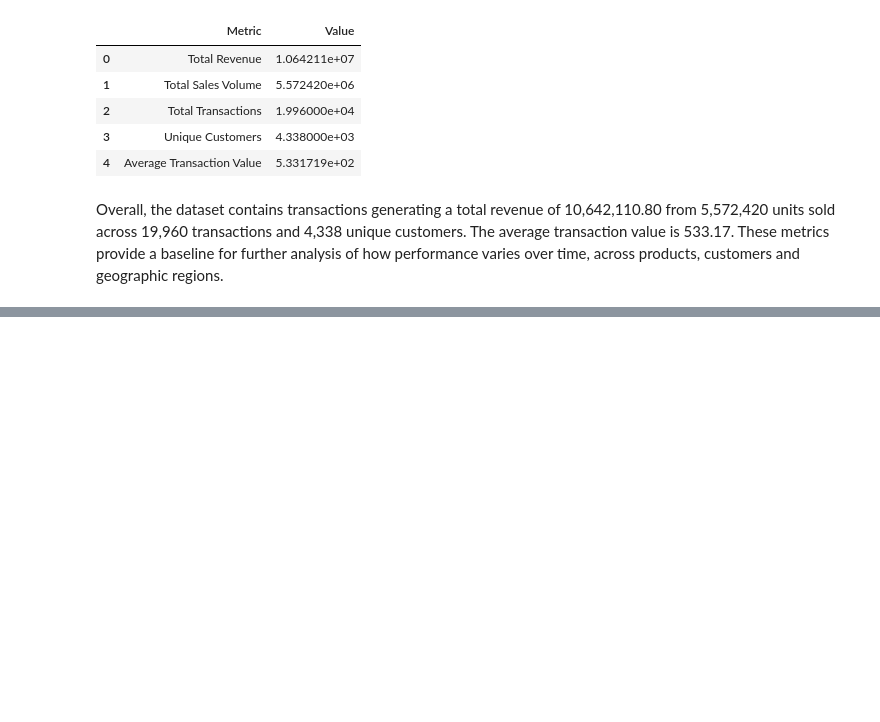
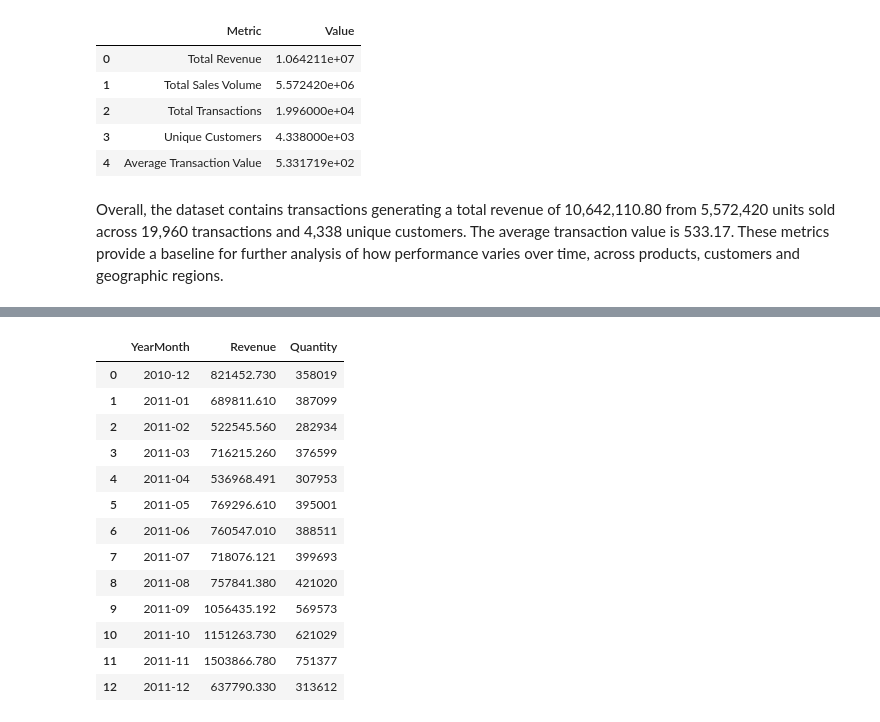
Before and after one commit to sahra02/Online-Retail-Transaction-Analysis, a Jupyter notebook: jupyter_notebooks/02-Exploratory_Data_Analysis.ipynb, the cells around one changed output, grey strips where cells are left out. Saved outputs shown, nothing was run; the diff lists cells and outputs as text; code cells hidden in the pictures; blank space fills up the shorter version.

```diff
--- a/jupyter_notebooks/02-Exploratory_Data_Analysis.ipynb
+++ b/jupyter_notebooks/02-Exploratory_Data_Analysis.ipynb
@@ -204,0 +252,20 @@ Overall, the dataset contains transactions generating a total revenue of 10,642,
+# %%
+monthly_performance = (
+    df.groupby("YearMonth")[["Revenue", "Quantity"]].sum().reset_index()
+)
+monthly_performance
+# %% [output]
+|  | YearMonth | Revenue | Quantity |
+| 0 | 2010-12 | 821452.730 | 358019 |
+| 1 | 2011-01 | 689811.610 | 387099 |
+| 2 | 2011-02 | 522545.560 | 282934 |
+| 3 | 2011-03 | 716215.260 | 376599 |
+| 4 | 2011-04 | 536968.491 | 307953 |
+| 5 | 2011-05 | 769296.610 | 395001 |
+| 6 | 2011-06 | 760547.010 | 388511 |
+| 7 | 2011-07 | 718076.121 | 399693 |
+| 8 | 2011-08 | 757841.380 | 421020 |
+| 9 | 2011-09 | 1056435.192 | 569573 |
+| 10 | 2011-10 | 1151263.730 | 621029 |
+| 11 | 2011-11 | 1503866.780 | 751377 |
+| 12 | 2011-12 | 637790.330 | 313612 |
```
Also changed, not shown: parts of 18 cells of this notebook.
